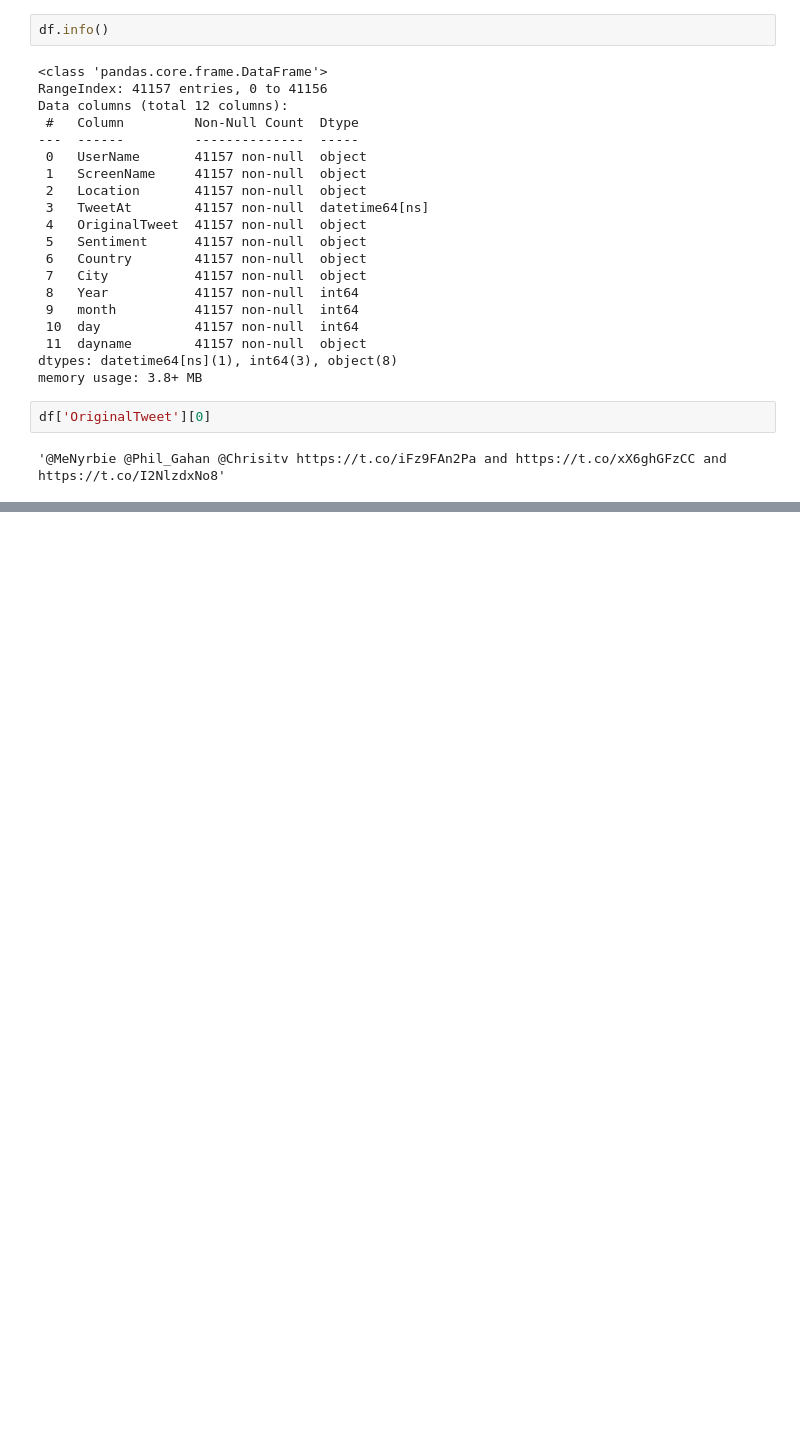
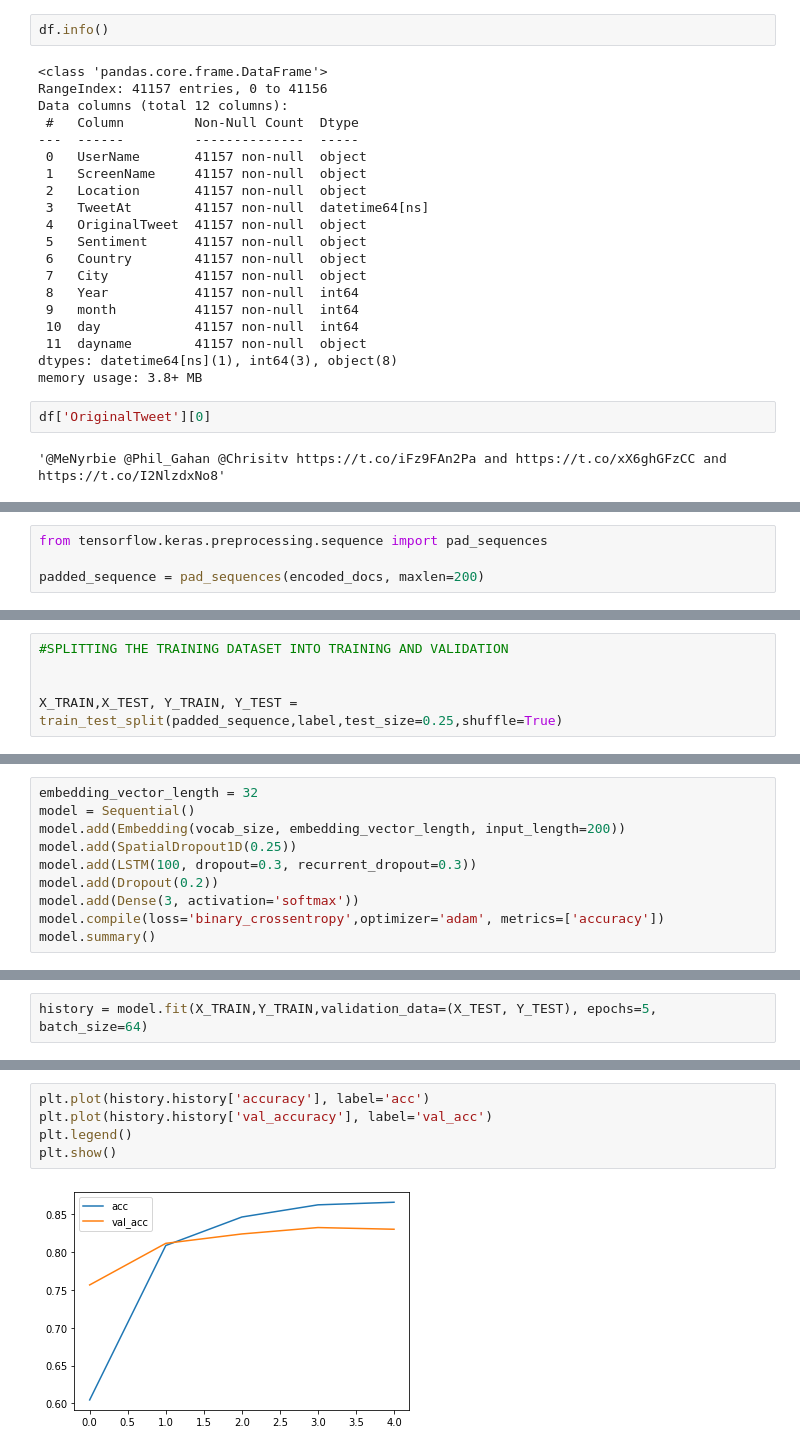
Before and after one commit to Nagasai122/Covid_sentiment_analysis, a Jupyter notebook: Covid_tweets_sentiment_analysis.ipynb, the cells around one changed output, grey strips where cells are left out. Cells and saved outputs as stored; diff of their text form; blank space fills up the shorter version.

```diff
--- a/Covid_tweets_sentiment_analysis.ipynb
+++ b/Covid_tweets_sentiment_analysis.ipynb
@@ -843,0 +870,4 @@ model.evaluate(X_test,y_test)
+# %%
+from tensorflow.keras.preprocessing.sequence import pad_sequences
+
+padded_sequence = pad_sequences(encoded_docs, maxlen=200)
@@ -843,0 +907,5 @@ model.evaluate(X_test,y_test)
+# %%
+#SPLITTING THE TRAINING DATASET INTO TRAINING AND VALIDATION
+
+
+X_TRAIN,X_TEST, Y_TRAIN, Y_TEST = train_test_split(padded_sequence,label,test_size=0.25,shuffle=True)
@@ -843,0 +1081,10 @@ model.evaluate(X_test,y_test)
+# %%
+embedding_vector_length = 32
+model = Sequential()
+model.add(Embedding(vocab_size, embedding_vector_length, input_length=200))
+model.add(SpatialDropout1D(0.25))
+model.add(LSTM(100, dropout=0.3, recurrent_dropout=0.3))
+model.add(Dropout(0.2))
+model.add(Dense(3, activation='softmax'))
+model.compile(loss='binary_crossentropy',optimizer='adam', metrics=['accuracy'])
+model.summary()
@@ -843,0 +1112,2 @@ model.evaluate(X_test,y_test)
+# %%
+history = model.fit(X_TRAIN,Y_TRAIN,validation_data=(X_TEST, Y_TEST), epochs=5, batch_size=64)
@@ -843,0 +1130,7 @@ model.evaluate(X_test,y_test)
+# %%
+plt.plot(history.history['accuracy'], label='acc')
+plt.plot(history.history['val_accuracy'], label='val_acc')
+plt.legend()
+plt.show()
+# %% [output]
+[figure, added]
```
Also changed, not shown: parts of 98 cells of this notebook.
